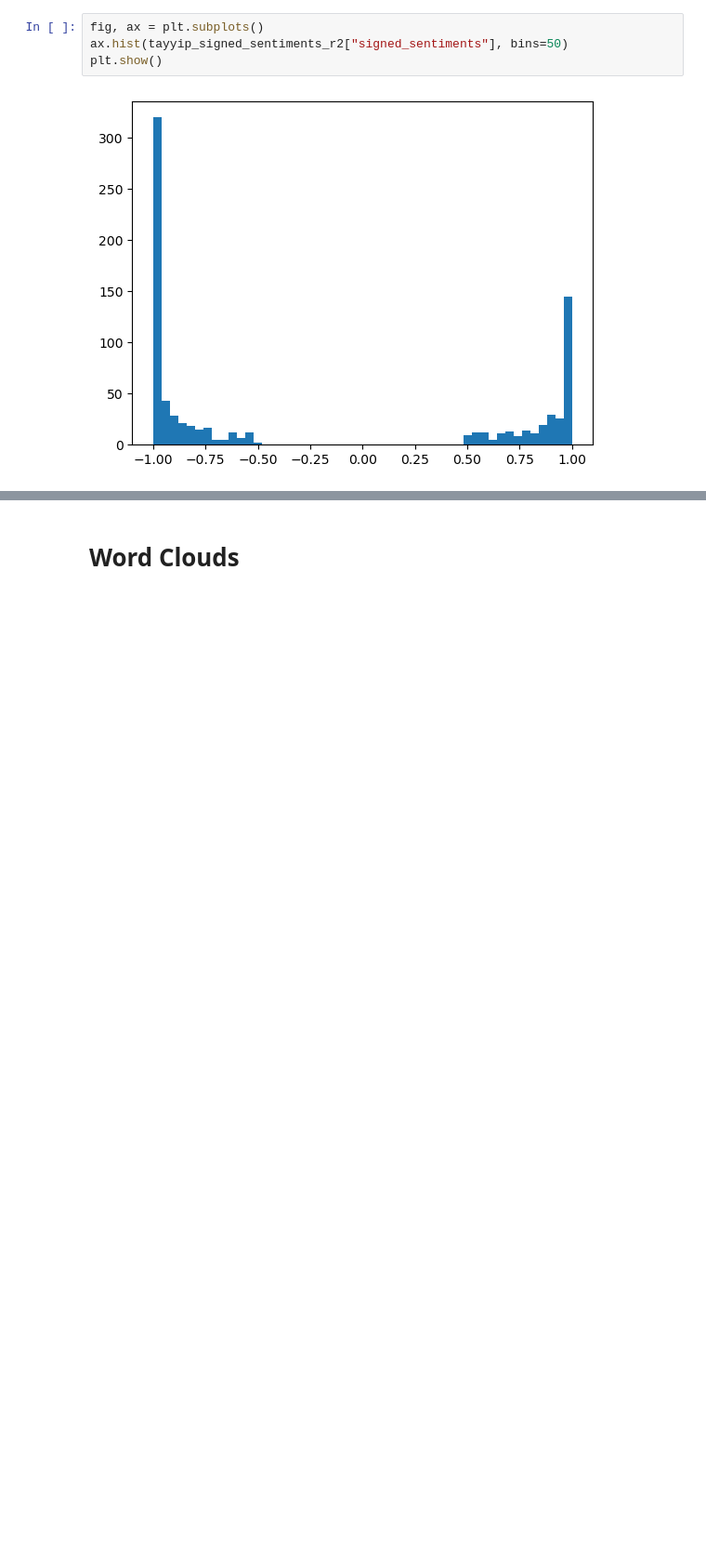
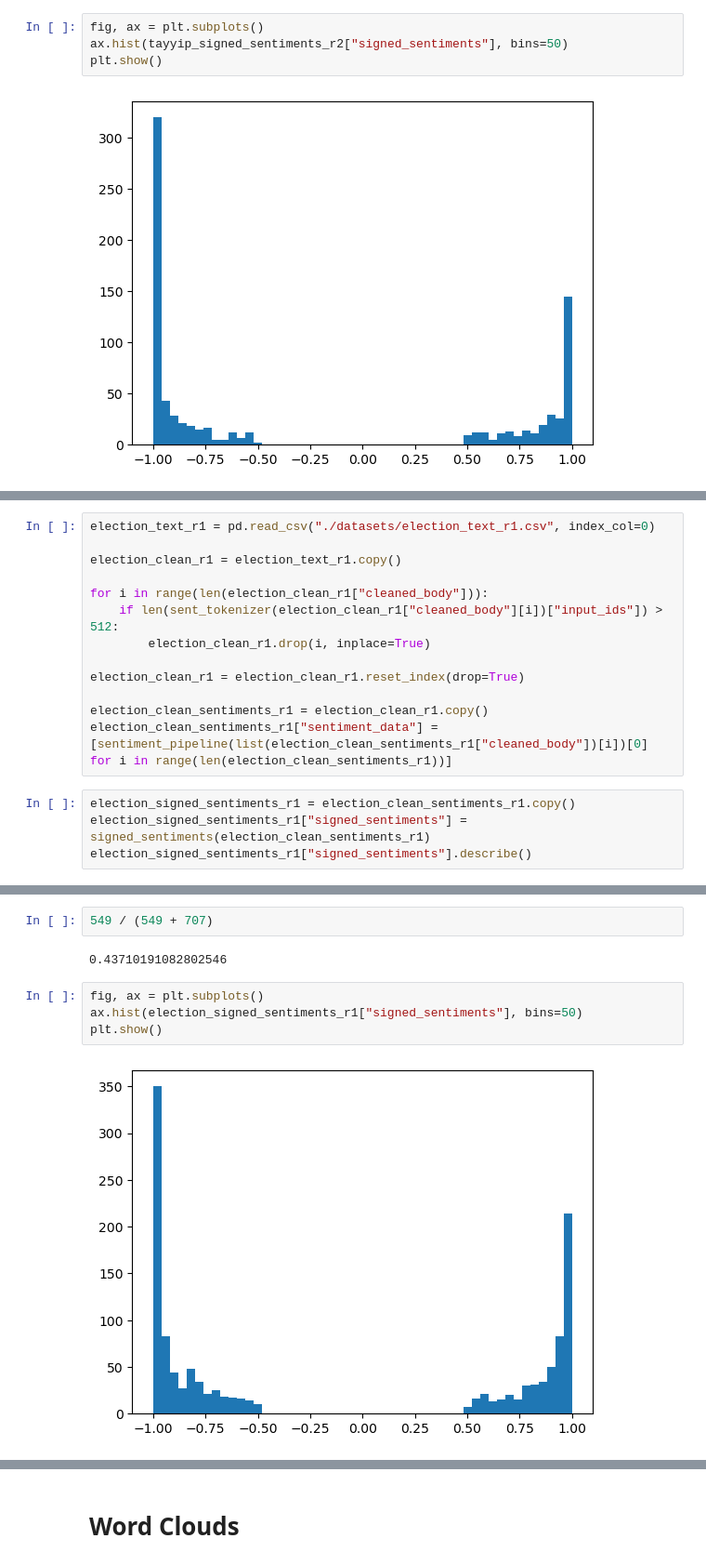
Before and after one commit to beratcabuk/secim2023, a Jupyter notebook: election_BERTurk_eksisozluk.ipynb, the cells around one changed output, grey strips where cells are left out. Shown: that part at 93% size. Cells and saved outputs as stored; diff of their text form; blank space fills up the shorter version.

Commit message:
added analysis on the election as a whole, fixes

```diff
--- a/election_BERTurk_eksisozluk.ipynb
+++ b/election_BERTurk_eksisozluk.ipynb
@@ -441,0 +452,17 @@ plt.show()
+# %%
+election_text_r1 = pd.read_csv("./datasets/election_text_r1.csv", index_col=0)
+
+election_clean_r1 = election_text_r1.copy()
+
+for i in range(len(election_clean_r1["cleaned_body"])):
+    if len(sent_tokenizer(election_clean_r1["cleaned_body"][i])["input_ids"]) > 512:
+        election_clean_r1.drop(i, inplace=True)
+
+election_clean_r1 = election_clean_r1.reset_index(drop=True)
+
+election_clean_sentiments_r1 = election_clean_r1.copy()
+election_clean_sentiments_r1["sentiment_data"] = [sentiment_pipeline(list(election_clean_sentiments_r1["cleaned_body"])[i])[0] for i in range(len(election_clean_sentiments_r1))]
+# %%
+election_signed_sentiments_r1 = election_clean_sentiments_r1.copy()
+election_signed_sentiments_r1["signed_sentiments"] = signed_sentiments(election_clean_sentiments_r1)
+election_signed_sentiments_r1["signed_sentiments"].describe()
@@ -441,0 +489,10 @@ plt.show()
+# %%
+549 / (549 + 707)
+# %% [output]
+0.43710191082802546
+# %%
+fig, ax = plt.subplots()
+ax.hist(election_signed_sentiments_r1["signed_sentiments"], bins=50)
+plt.show()
+# %% [output]
+[figure, added]
```
Also changed, not shown: parts of 20 cells of this notebook, 4 other files.
